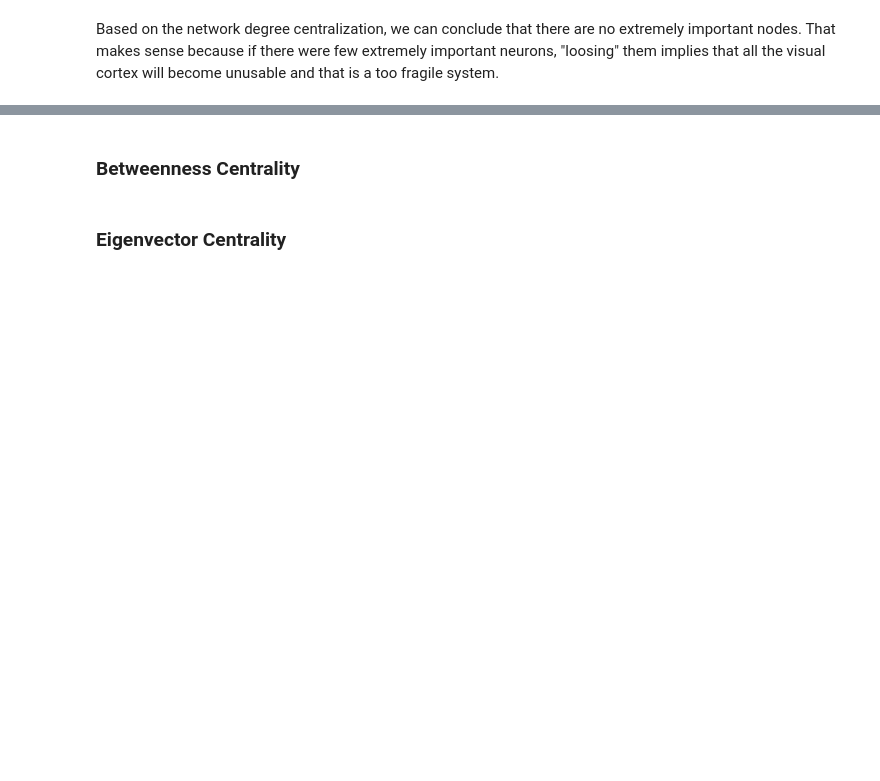
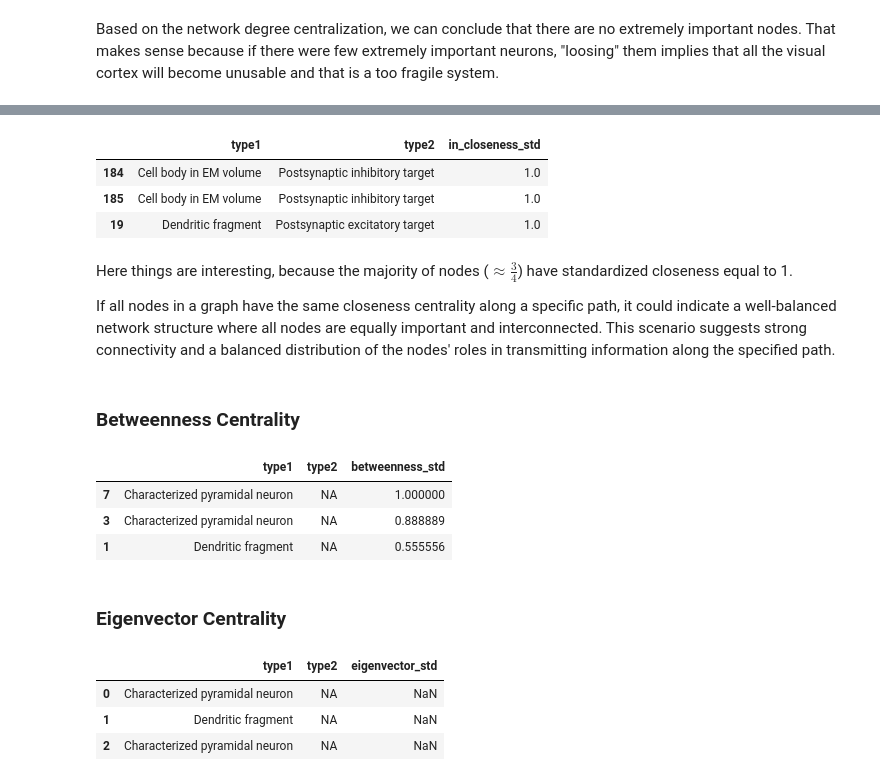
Before and after one commit to cMancio00/sand-2024, a Jupyter notebook: notebooks/Cortical.ipynb, the cells around one changed output, grey strips where cells are left out. Saved outputs shown, nothing was run; the diff lists cells and outputs as text; code cells hidden in the pictures; blank space fills up the shorter version.

```diff
--- a/notebooks/Cortical.ipynb
+++ b/notebooks/Cortical.ipynb
@@ -374,4 +383,34 @@ Based on the network degree centralization, we can conclude that there are no ex
+# %%
+centrality["in_closeness_std"] = neurons.closeness(mode="in",normalized=True)
+centrality.sort_values(by=["in_closeness_std"], ascending=False).head(3)[["type1","type2","in_closeness_std"]]
+# %% [output]
+|  | type1 | type2 | in_closeness_std |
+| 184 | Cell body in EM volume | Postsynaptic inhibitory target | 1.0 |
+| 185 | Cell body in EM volume | Postsynaptic inhibitory target | 1.0 |
+| 19 | Dendritic fragment | Postsynaptic excitatory target | 1.0 |
+# %% [markdown]
+Here things are interesting, because the majority of nodes ($\approx \frac{3}{4}$) have standardized closeness equal to 1.
+
+If all nodes in a graph have the same closeness centrality along a specific path, it could indicate a well-balanced network structure where all nodes are equally important and interconnected. This scenario suggests strong connectivity and a balanced distribution of the nodes' roles in transmitting information along the specified path.
 # %% [markdown]
 ### Betweenness Centrality
+# %%
+centrality["betweenness"] = neurons.betweenness(directed=True)
+centrality["betweenness_std"] = centrality["betweenness"]/centrality["betweenness"].max()
+centrality.sort_values(by=["betweenness_std"], ascending=False).head(3)[["type1","type2","betweenness_std"]]
+# %% [output]
+|  | type1 | type2 | betweenness_std |
+| 7 | Characterized pyramidal neuron | NA | 1.000000 |
+| 3 | Characterized pyramidal neuron | NA | 0.888889 |
+| 1 | Dendritic fragment | NA | 0.555556 |
 # %% [markdown]
 ### Eigenvector Centrality
+# %%
+centrality["eigenvector"] = neurons.eigenvector_centrality(directed=True,scale=False)
+centrality["eigenvector_std"] = centrality["eigenvector"]/centrality["eigenvector"].max()
+centrality.sort_values(by=["eigenvector_std"], ascending=False).head(3)[["type1","type2","eigenvector_std"]]
+# %% [output]
+|  | type1 | type2 | eigenvector_std |
+| 0 | Characterized pyramidal neuron | NA | NaN |
+| 1 | Dendritic fragment | NA | NaN |
+| 2 | Characterized pyramidal neuron | NA | NaN |
```
Also changed, not shown: parts of 4 cells of this notebook, 1 other file.
